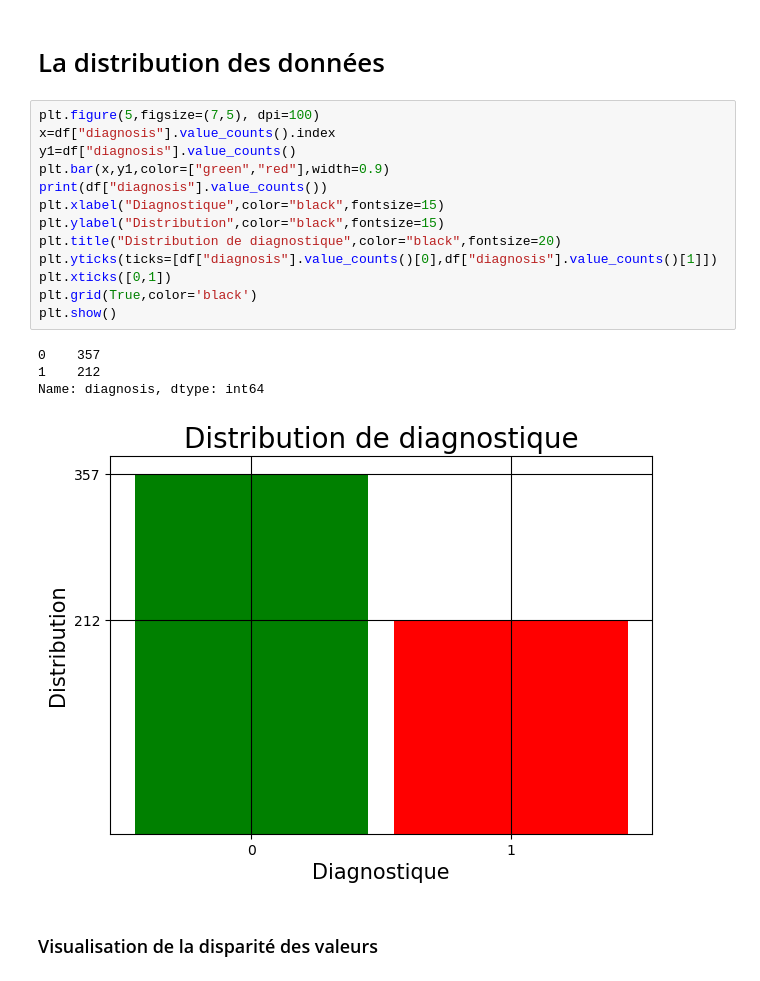
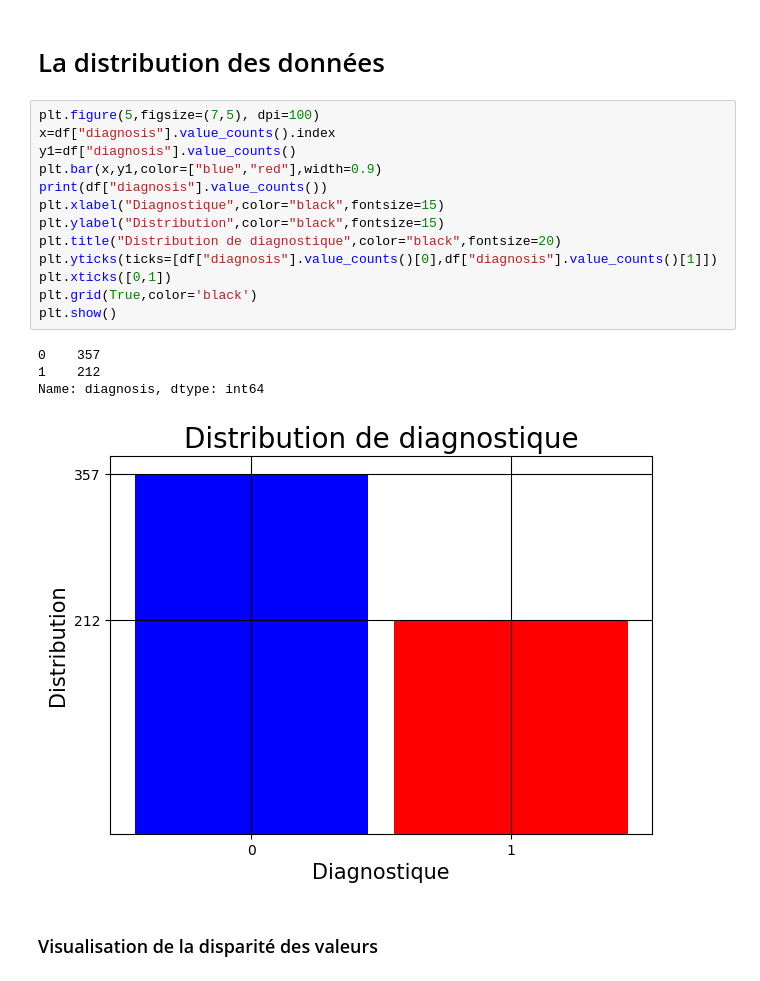
Before and after one commit to tdagtekin/breast-cancer, a Jupyter notebook: Breast_Cancer_Wisconsin_with_threshold.ipynb, the cells around one changed output. Drawn from its saved outputs; the diff is of its cells as text.

```diff
--- a/Breast_Cancer_Wisconsin_with_threshold.ipynb
+++ b/Breast_Cancer_Wisconsin_with_threshold.ipynb
@@ -83,21 +80,21 @@ plt.show()
 # %%
 plt.figure(5,figsize=(7,5), dpi=100)
 x=df["diagnosis"].value_counts().index
 y1=df["diagnosis"].value_counts()
-plt.bar(x,y1,color=["green","red"],width=0.9)
+plt.bar(x,y1,color=["blue","red"],width=0.9)
 print(df["diagnosis"].value_counts())
 plt.xlabel("Diagnostique",color="black",fontsize=15)
 plt.ylabel("Distribution",color="black",fontsize=15)
 plt.title("Distribution de diagnostique",color="black",fontsize=20)
 plt.yticks(ticks=[df["diagnosis"].value_counts()[0],df["diagnosis"].value_counts()[1]])
 plt.xticks([0,1])
 plt.grid(True,color='black')
 plt.show()
 # %% [output]
 0    357
 1    212
 Name: diagnosis, dtype: int64
-[figure, old version]
+[figure, new version]
 # %% [markdown]
 ### Visualisation de la disparité des  valeurs
 # %%
```
Also changed, not shown: parts of 10 cells of this notebook.
